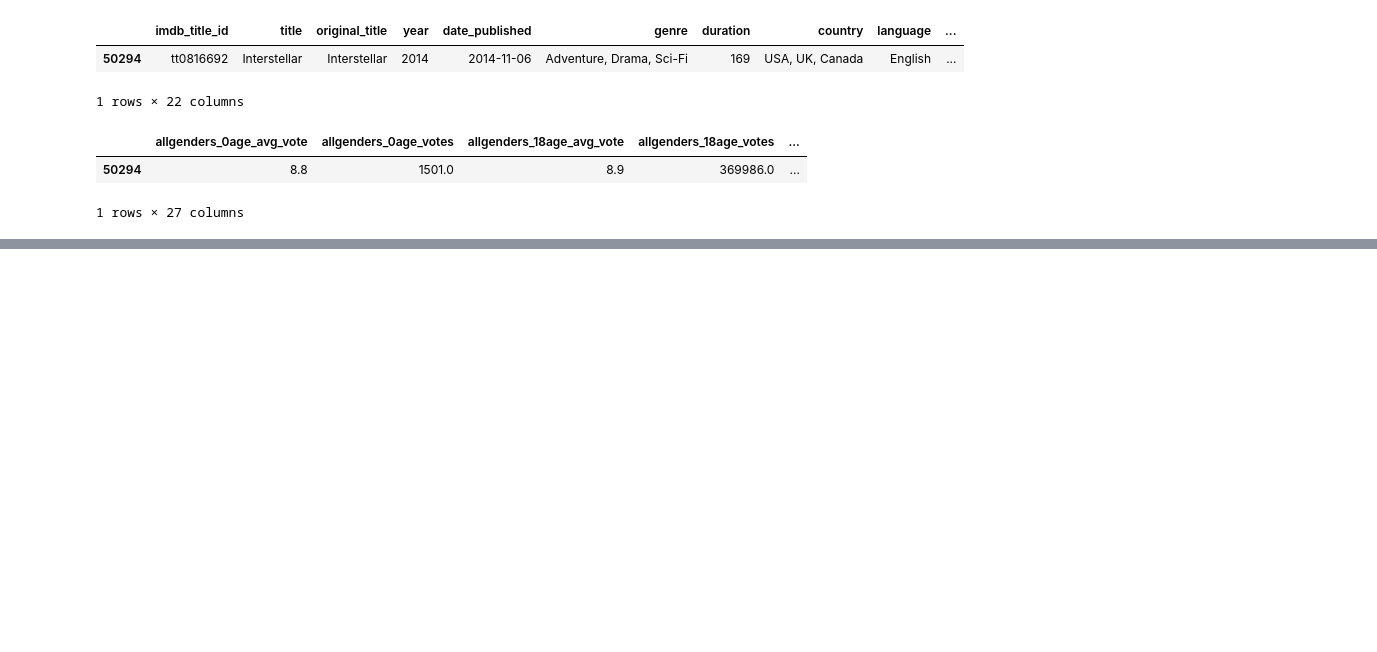
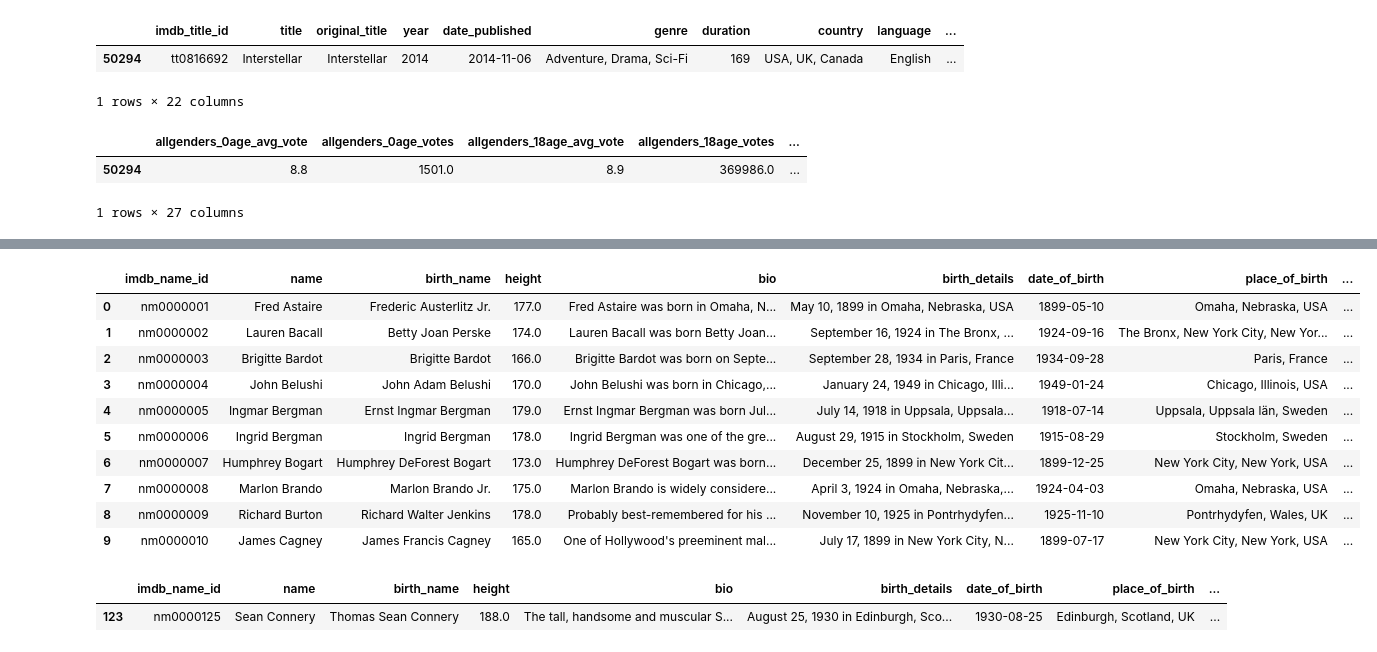
Before and after one commit to Garcipaldis/bridge_datascience_JorgeGarcia, a Jupyter notebook: EDA Project/Prueba_Concepto.ipynb, the cells around one changed output, grey strips where cells are left out. Saved outputs shown, nothing was run; the diff lists cells and outputs as text; code cells hidden in the pictures; blank space fills up the shorter version.

```diff
--- a/EDA Project/Prueba_Concepto.ipynb
+++ b/EDA Project/Prueba_Concepto.ipynb
@@ -102,0 +148,21 @@ ratings[ratings['imdb_title_id'] == 'tt0816692'].loc[:, 'allgenders_0age_avg_vot
+# %%
+names = pd.read_csv('data/IMDb names.csv')
+# %%
+names.head(10)
+# %% [output]
+|  | imdb_name_id | name | birth_name | height | bio | birth_details | date_of_birth | place_of_birth | ... |
+| 0 | nm0000001 | Fred Astaire | Frederic Austerlitz Jr. | 177.0 | Fred Astaire was born in Omaha, N... | May 10, 1899 in Omaha, Nebraska, USA | 1899-05-10 | Omaha, Nebraska, USA | ... |
+| 1 | nm0000002 | Lauren Bacall | Betty Joan Perske | 174.0 | Lauren Bacall was born Betty Joan... | September 16, 1924 in The Bronx, ... | 1924-09-16 | The Bronx, New York City, New Yor... | ... |
+| 2 | nm0000003 | Brigitte Bardot | Brigitte Bardot | 166.0 | Brigitte Bardot was born on Septe... | September 28, 1934 in Paris, France | 1934-09-28 | Paris, France | ... |
+| 3 | nm0000004 | John Belushi | John Adam Belushi | 170.0 | John Belushi was born in Chicago,... | January 24, 1949 in Chicago, Illi... | 1949-01-24 | Chicago, Illinois, USA | ... |
+| 4 | nm0000005 | Ingmar Bergman | Ernst Ingmar Bergman | 179.0 | Ernst Ingmar Bergman was born Jul... | July 14, 1918 in Uppsala, Uppsala... | 1918-07-14 | Uppsala, Uppsala län, Sweden | ... |
+| 5 | nm0000006 | Ingrid Bergman | Ingrid Bergman | 178.0 | Ingrid Bergman was one of the gre... | August 29, 1915 in Stockholm, Sweden | 1915-08-29 | Stockholm, Sweden | ... |
+| 6 | nm0000007 | Humphrey Bogart | Humphrey DeForest Bogart | 173.0 | Humphrey DeForest Bogart was born... | December 25, 1899 in New York Cit... | 1899-12-25 | New York City, New York, USA | ... |
+| 7 | nm0000008 | Marlon Brando | Marlon Brando Jr. | 175.0 | Marlon Brando is widely considere... | April 3, 1924 in Omaha, Nebraska,... | 1924-04-03 | Omaha, Nebraska, USA | ... |
+| 8 | nm0000009 | Richard Burton | Richard Walter Jenkins | 178.0 | Probably best-remembered for his ... | November 10, 1925 in Pontrhydyfen... | 1925-11-10 | Pontrhydyfen, Wales, UK | ... |
+| 9 | nm0000010 | James Cagney | James Francis Cagney | 165.0 | One of Hollywood's preeminent mal... | July 17, 1899 in New York City, N... | 1899-07-17 | New York City, New York, USA | ... |
+# %%
+names[names['name'] == 'Sean Connery']
+# %% [output]
+|  | imdb_name_id | name | birth_name | height | bio | birth_details | date_of_birth | place_of_birth | ... |
+| 123 | nm0000125 | Sean Connery | Thomas Sean Connery | 188.0 | The tall, handsome and muscular S... | August 25, 1930 in Edinburgh, Sco... | 1930-08-25 | Edinburgh, Scotland, UK | ... |
```
Also changed, not shown: parts of 14 cells of this notebook, 26 other files.
